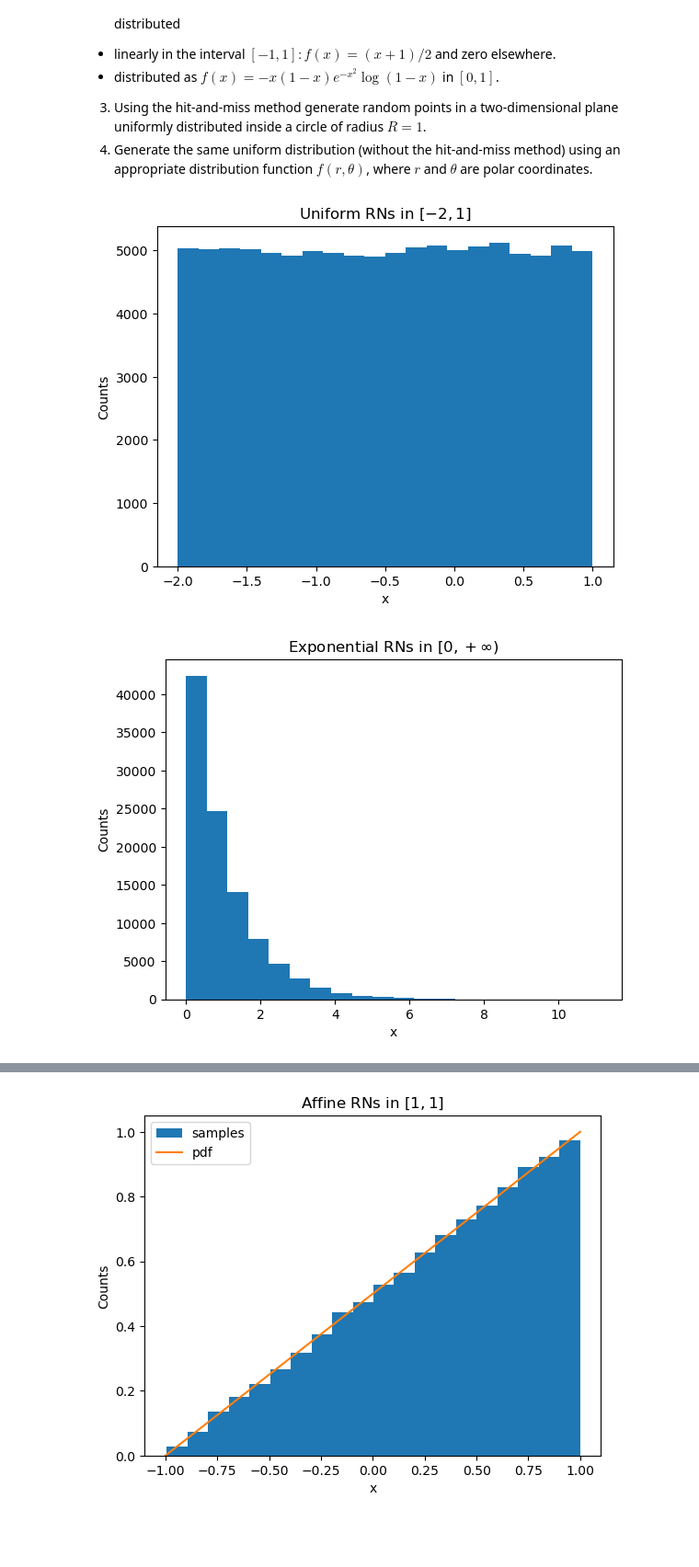
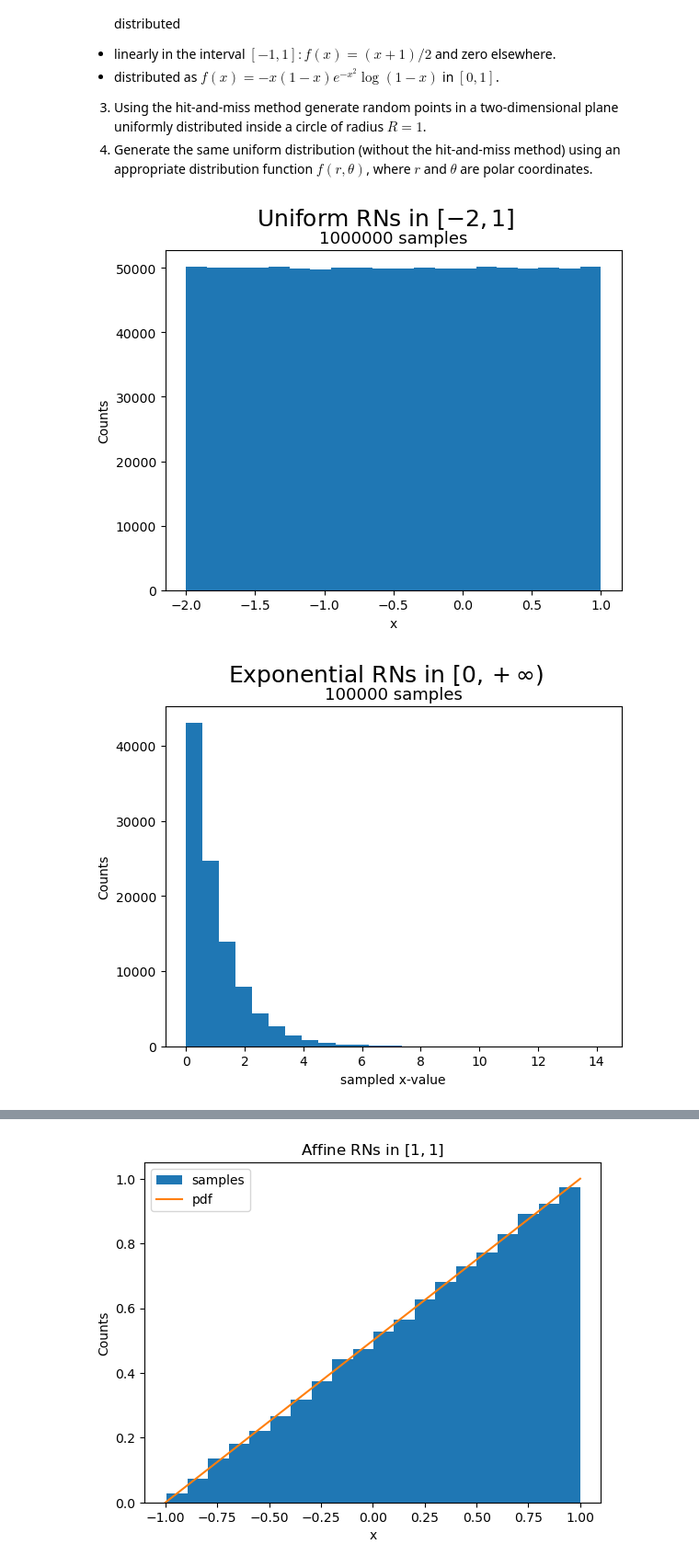
Before and after one commit to BertDepoorter/Monte-Carlo-Methods, a Jupyter notebook: Exercises_1_to_4.ipynb, the cells around one changed output, grey strips where cells are left out. Shown at 92% size. Saved outputs shown, nothing was run; the diff lists cells and outputs as text; code cells hidden in the pictures; blank space fills up the shorter version.

Commit message:
fixing Plots

```diff
--- a/Exercises_1_to_4.ipynb
+++ b/Exercises_1_to_4.ipynb
@@ -36,36 +36,40 @@ Note: the hit-and-miss method has a drawback. All the misses are generated and n
 # %%
 # 1 using Uniform RNs, generate non-uniform RNGs using inverse cumulative distribution function
 # Uniform in [-2, 1]
-n_sam = 100000 #number of samples
+n_sam = 1000000 #number of samples
 a = -2
 b = 1
 random_points = np.random.uniform(a, b, n_sam)
 
 plt.hist(random_points, 20)
-plt.title(r"Uniform RNs in $[-2,1]$")
+plt.suptitle(r"Uniform RNs in $[-2,1]$", fontsize=18)
+plt.title(str(n_sam)+' samples', fontsize=13)
 plt.ylabel('Counts')
 plt.xlabel('x')
+plt.savefig('Plots/UniformRNG.png', dpi=200)
 plt.show()
 # %% [output]
-[figure, old version]
+[figure, new version]
 # %%
 # 1 using Uniform RNs, generate non-uniform RNGs using inverse cumulative distribution function
 # exponentially in R+
 n_sam = 100000
 
 def exp_RN(n):
     # Generate n uniform random numbers between 0 and 1
     URN = np.random.uniform(0, 1, n)
 
     # inverse CDF transformation
     random_numbers = -np.log(1 - URN)
     return random_numbers
 random_points = exp_RN(n_sam)
 
-plt.hist(random_points, 20)
-plt.title(r"Exponential RNs in $[0,+\infty)$")
+plt.hist(random_points, 25)
+plt.suptitle(r"Exponential RNs in $[0,+\infty)$", fontsize=18)
+plt.title(str(n_sam)+' samples', fontsize=13)
 plt.ylabel('Counts')
-plt.xlabel('x')
+plt.xlabel('sampled x-value')
+plt.savefig('Plots/exponentialRNG_hist.png', dpi=200)
 plt.show()
 # %% [output]
-[figure, old version]
+[figure, new version]
```
Also changed, not shown: parts of 13 cells of this notebook, 9 other files.
